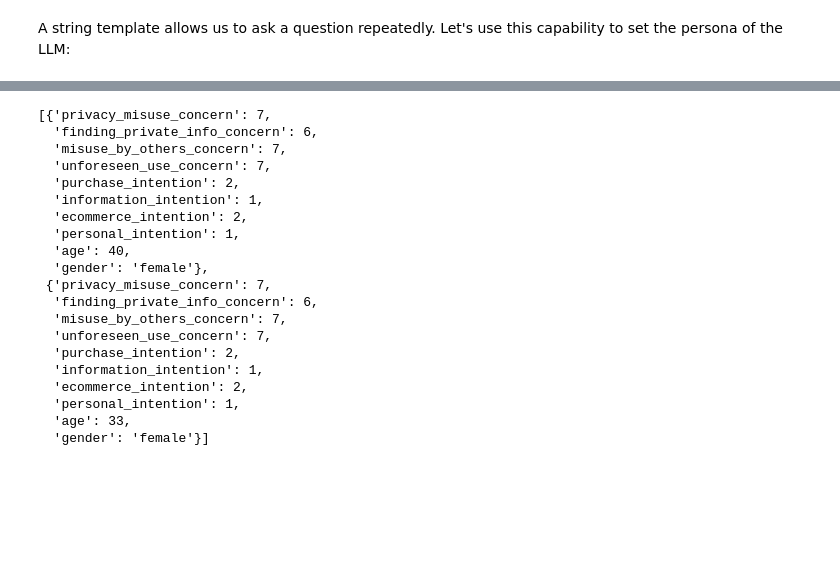
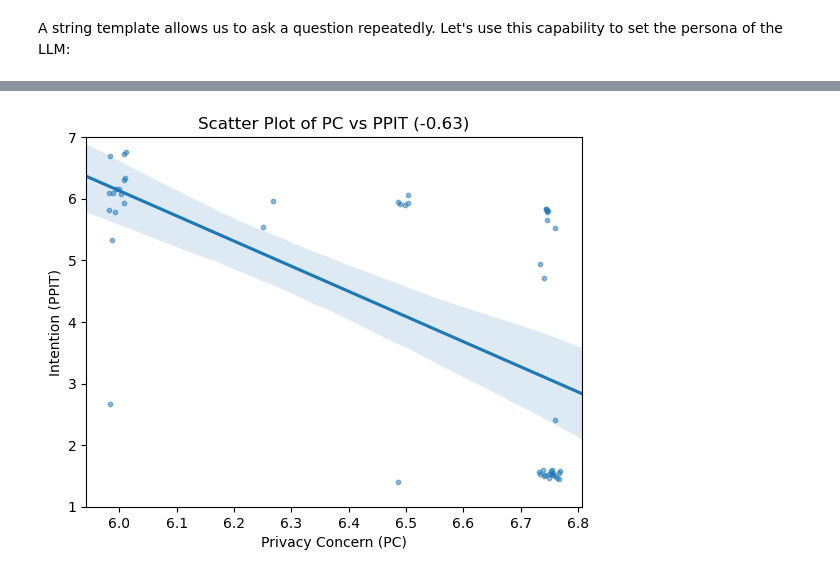
Before and after one commit to anabossler/AgentesVirtuales2, a Jupyter notebook: demo-3/Silicon-Gemini.ipynb, the cells around one changed output, grey strips where cells are left out. Cells and saved outputs as stored; diff of their text form; code cells hidden in the pictures; blank space fills up the shorter version.

Commit message:
Added graphs, updated instructions.

```diff
--- a/demo-3/Silicon-Gemini.ipynb
+++ b/demo-3/Silicon-Gemini.ipynb
@@ -203,10 +224,7 @@ Step 2: define the population sample system prompt
 # %%
-import random
-import numpy as np
-
-# Fix for replicability
+# We set the random seeds for replicability
+np.random.seed(42)
 random.seed(42)
-np.random.seed(42)
 
 # Template for the persona prompt
 persona_template = """
@@ -215,16 +233,17 @@ You are a virtual person simulator that creates individual synthetic personas, o
 You are a {age}-year-old {gender} person.
 """
 
-# Population simulator, creates a random socio-demographic.
+# Population simulator, creates a random socio-demographic profile
 def generate_population(n):
     population = []
     for _ in range(n):
-        age = int(np.random.normal(35, 11))  # Mean 35, SD 11
+        age = int(np.random.uniform(18, 65))
         gender = random.choice(["female", "male"])
         population.append({"age": age, "gender": gender})
     return population
 
-population = generate_population(2)
+population = generate_population(50) # Only use 50 if you have $300 free credits
+#population = generate_population(5)
 
 population[:5]
 # %% [output]
@@ -300,23 +301,27 @@ GenerateContentResponse(
-# %%
-responses
-# %% [output]
-[{'privacy_misuse_concern': 7,
-  'finding_private_info_concern': 6,
-  'misuse_by_others_concern': 7,
-  'unforeseen_use_concern': 7,
-  'purchase_intention': 2,
-  'information_intention': 1,
-  'ecommerce_intention': 2,
-  'personal_intention': 1,
-  'age': 40,
-  'gender': 'female'},
- {'privacy_misuse_concern': 7,
-  'finding_private_info_concern': 6,
-  'misuse_by_others_concern': 7,
-  'unforeseen_use_concern': 7,
-  'purchase_intention': 2,
-  'information_intention': 1,
-  'ecommerce_intention': 2,
-  'personal_intention': 1,
-  'age': 33,
-  'gender': 'female'}]
+# %%
+import pandas as pd
+import seaborn as sns
+
+df = pd.DataFrame(responses)
+
+df['PC']   = df[['privacy_misuse_concern', 'finding_private_info_concern','misuse_by_others_concern', 'unforeseen_use_concern']].mean(axis=1)
+df['PPIT'] = df[['purchase_intention', 'information_intention', 'ecommerce_intention','personal_intention']].mean(axis=1)
+
+df.to_csv('./silicon_sample.csv')
+# %%
+import matplotlib.pyplot as plt
+
+def correlation_plot(var1, var1_label, var2, var2_label):
+    corr = df[var1].corr(df[var2])
+    plotargs = {
+        'xlabel':var1_label,
+        'ylabel':var2_label,
+        'title':f'Scatter Plot of {var1} vs {var2} ({corr:.2f})'
+    }
+
+    sns.regplot(data=df, x=var1, y=var2, scatter_kws = {'s':10,'alpha':.5}, x_jitter=0.02, y_jitter=0.1, truncate=False).set(**plotargs);
+    plt.gca().set_ylim((np.floor(df[var2].min()), np.ceil(df[var2].max())))
+
+correlation_plot(var1='PC', var1_label='Privacy Concern (PC)' ,var2='PPIT', var2_label='Intention (PPIT)')
+# %% [output]
+[figure, added]
```
Also changed, not shown: parts of 13 cells of this notebook, 4 other files.
